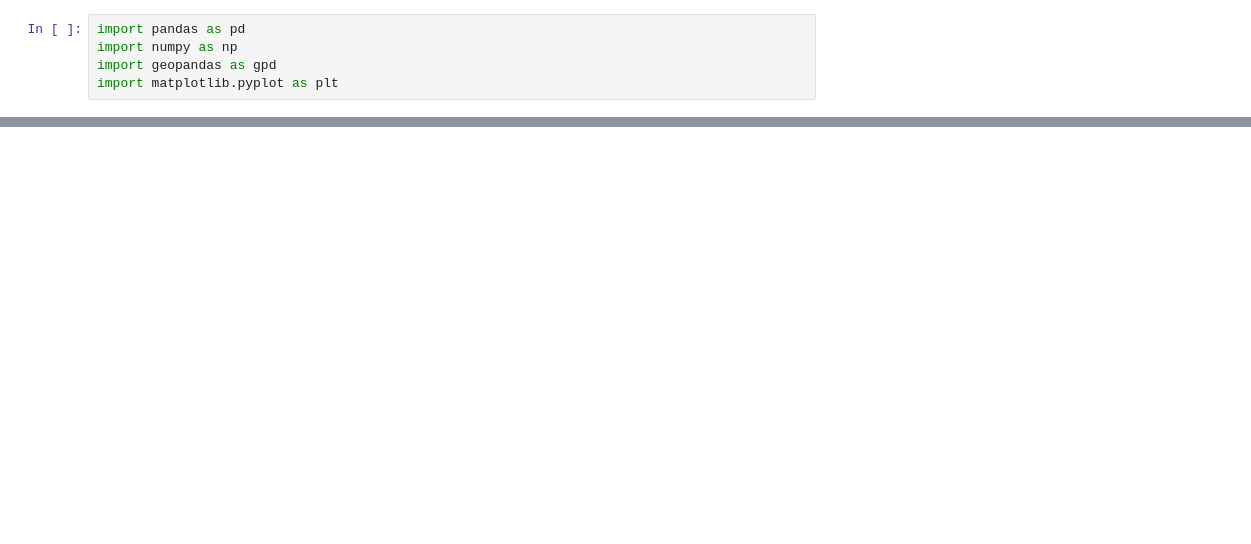
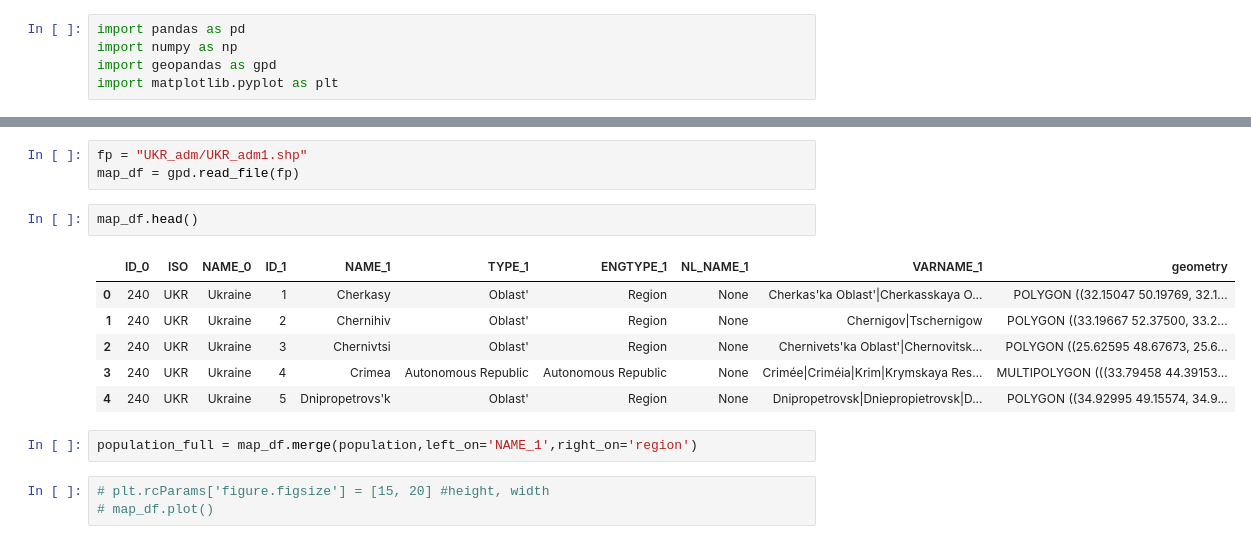
Before and after one commit to sharp000000/population-density, a Jupyter notebook: Population Density.ipynb, the cells around one changed output, grey strips where cells are left out. Saved outputs shown, nothing was run; the diff lists cells and outputs as text; blank space fills up the shorter version.

```diff
--- a/Population Density.ipynb
+++ b/Population Density.ipynb
@@ -33,0 +17,17 @@ world.plot()
+# %%
+fp = "UKR_adm/UKR_adm1.shp"
+map_df = gpd.read_file(fp)
+# %%
+map_df.head()
+# %% [output]
+|  | ID_0 | ISO | NAME_0 | ID_1 | NAME_1 | TYPE_1 | ENGTYPE_1 | NL_NAME_1 | VARNAME_1 | geometry |
+| 0 | 240 | UKR | Ukraine | 1 | Cherkasy | Oblast' | Region | None | Cherkas'ka Oblast'|Cherkasskaya O... | POLYGON ((32.15047 50.19769, 32.1... |
+| 1 | 240 | UKR | Ukraine | 2 | Chernihiv | Oblast' | Region | None | Chernigov|Tschernigow | POLYGON ((33.19667 52.37500, 33.2... |
+| 2 | 240 | UKR | Ukraine | 3 | Chernivtsi | Oblast' | Region | None | Chernivets'ka Oblast'|Chernovitsk... | POLYGON ((25.62595 48.67673, 25.6... |
+| 3 | 240 | UKR | Ukraine | 4 | Crimea | Autonomous Republic | Autonomous Republic | None | Crimée|Criméia|Krim|Krymskaya Res... | MULTIPOLYGON (((33.79458 44.39153... |
+| 4 | 240 | UKR | Ukraine | 5 | Dnipropetrovs'k | Oblast' | Region | None | Dnipropetrovsk|Dniepropietrovsk|D... | POLYGON ((34.92995 49.15574, 34.9... |
+# %%
+population_full = map_df.merge(population,left_on='NAME_1',right_on='region')
+# %%
+# plt.rcParams['figure.figsize'] = [15, 20] #height, width
+# map_df.plot()
```
Also changed, not shown: parts of 8 cells of this notebook, 1 other file.
